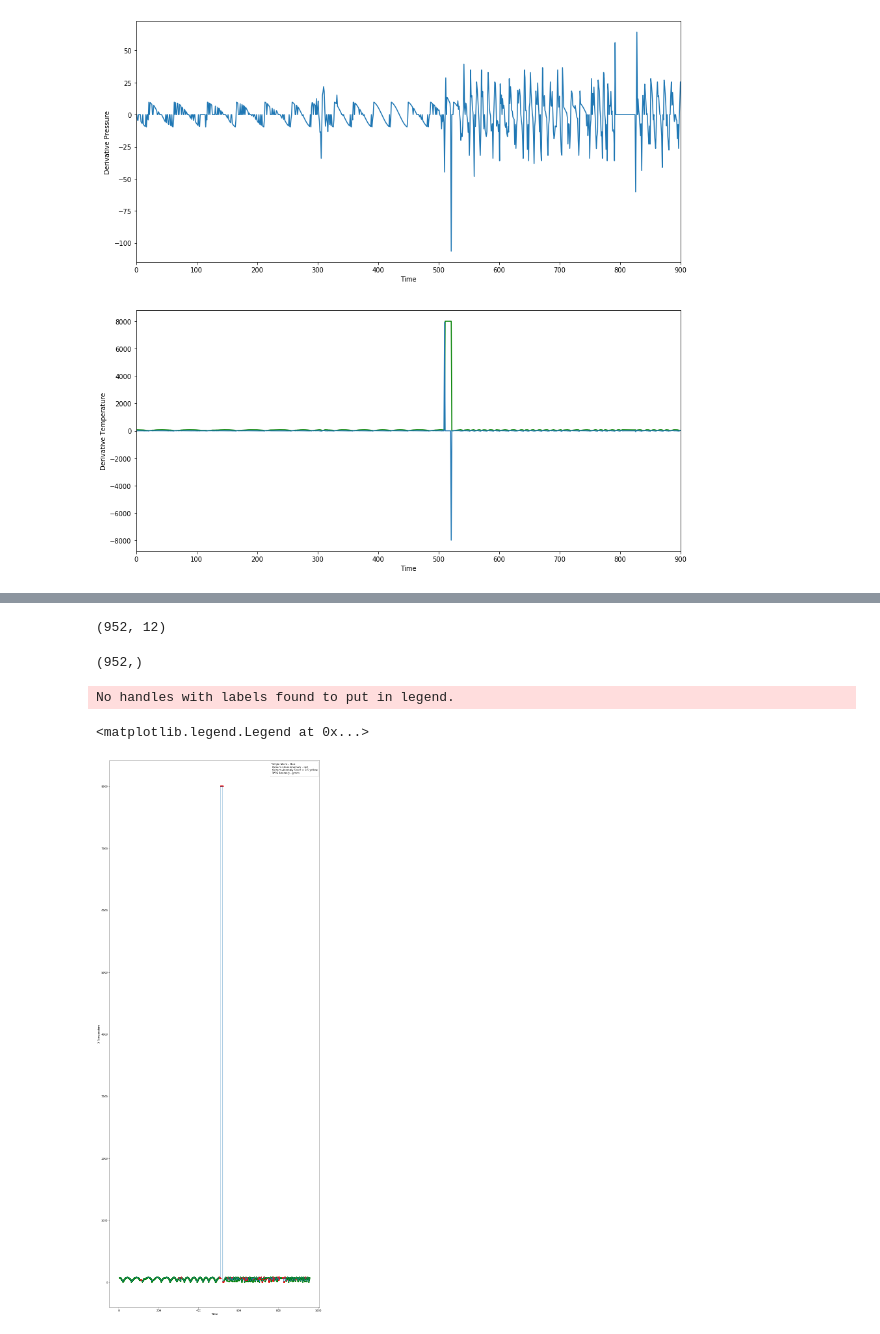
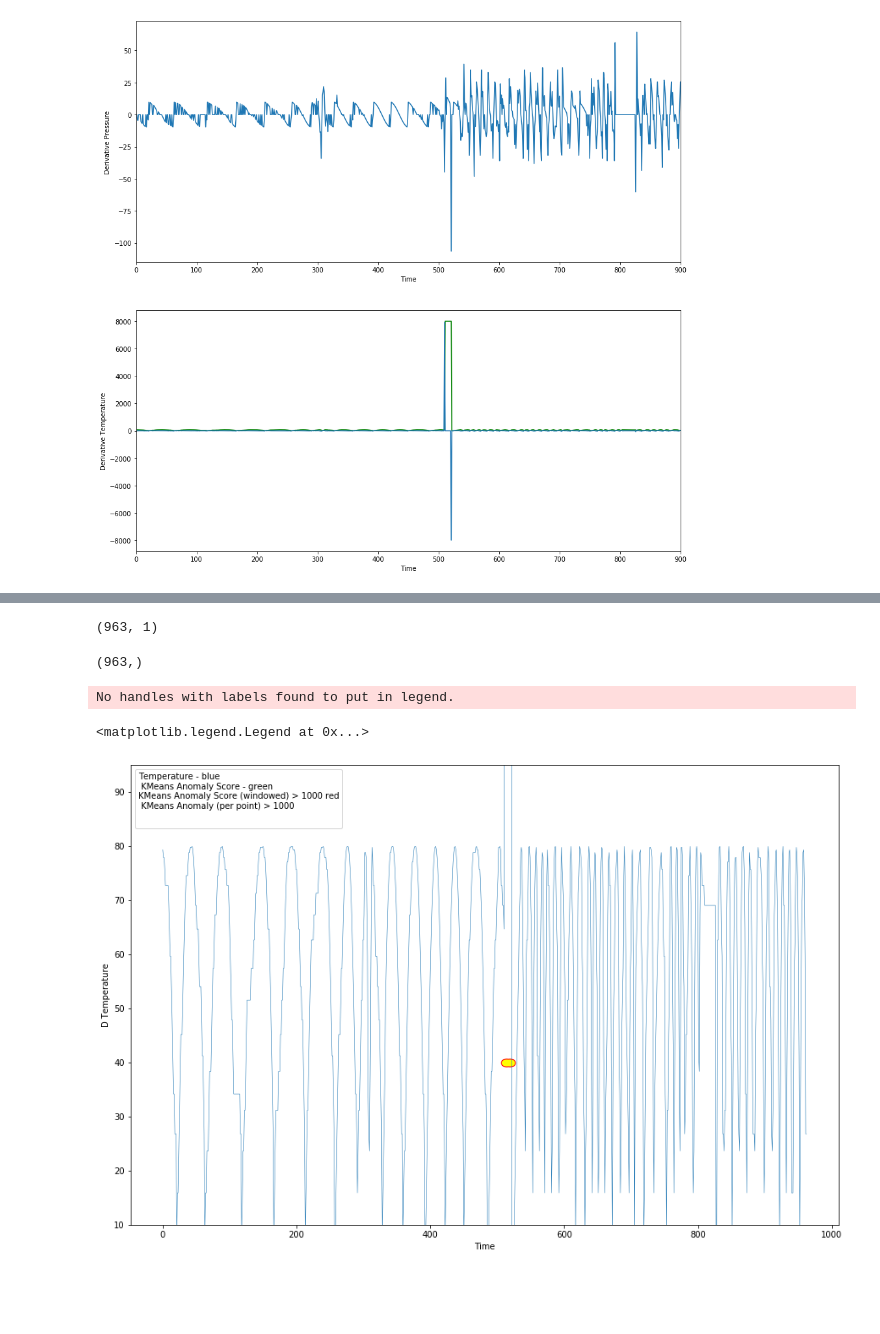
Before and after one commit to sedgewickmm18/mmfunctions, a Jupyter notebook: AnomalyFerreira-JB.ipynb, the cells around one changed output, grey strips where cells are left out. Cells and saved outputs as stored; diff of their text form; code cells hidden in the pictures; blank space fills up the shorter version.

```diff
--- a/AnomalyFerreira-JB.ipynb
+++ b/AnomalyFerreira-JB.ipynb
@@ -274,29 +315,9 @@ Text(0, 0.5, 'D Temperature')
 # %%
 # Maybe windowing makes more sense - we have slices prepared in a previous step
 # now we compare the 'shapes' of short functions
-# Window size: 12
-winsize = 12
+# Window size: 12 (overlap: winsize - 1 as default step size is 1)
+winsize = 1
 slices2 = skiutil.view_as_windows(temperature, window_shape=(winsize,))
 slices2.shape
 # %% [output]
-(952, 12)
+(963, 1)
-# %%
-from pyod.models.cblof import CBLOF
-
-cblofwin = CBLOF(n_clusters=40, n_jobs=-1)
-cblofwin.fit(slices2)
-predwin = cblofwin.predict(slices2)
-preddec = cblofwin.decision_function(slices2)
-
-# prepare scatterplot
-predwin[predwin != 0] = 1
-pred_t = predwin * temperature[winsize//2-1:temperature.size-winsize//2]
-pred_t[pred_t == 0] = 'nan'
-predwin2 = preddec
-predwin2[predwin2 < 0.5] = 0
-predwin2[predwin2 !=0] = 1
-predwin2 = temperature[winsize//2-1:temperature.size-winsize//2] * predwin2
-predwin2[predwin2 == 0] = 'nan'
-predwin2.shape
-# %% [output]
-(952,)
@@ -303,14 +339,36 @@ predwin2.shape
+# %%
+# prepare scatterplot
+pred = cblof.decision_scores_.copy()
+pred_t = cblofwin.decision_scores_.copy()
+#predwin[predwin != 0] = 1
+#pred_t = predwin * temperature[winsize//2-1:temperature.size-winsize//2]
+#pred_t[pred_t == 0] = 'nan'
+pred_t[pred_t < 1000] = 0
+
+pred_t[pred_t != 0] = 40
+pred_t[pred_t == 0] = np.nan
+
+pred[pred < 1000] = 0
+pred[pred != 0] = 40
+pred[pred == 0] = np.nan
+pred.shape
+# %% [output]
+(963,)
 # %%
-fig, ax = plt.subplots(1, 1, figsize=(15,40))
-ax.plot(temp_dt[winsize//2-1:temperature.size-winsize//2], temp_t[winsize//2-1:temperature.size-winsize//2])
-ax.scatter(temp_dt[winsize//2-1:temperature.size-winsize//2], predwin2-0.2, color='green')
-ax.scatter(temp_dt[winsize//2-1:temperature.size-winsize//2], pred_t, color = 'red')
+fig, ax = plt.subplots(1, 1, figsize=(15,10))
+ax.plot(temp_dt[winsize//2:temperature.size-winsize//2+1], temp_t[winsize//2:temperature.size-winsize//2+1], lw=0.5)
+#ax.scatter(temp_dt[winsize//2-1:temperature.size-winsize//2], predwin3-0.2, color='green')
+ax.scatter(temp_dt[winsize//2:temperature.size-winsize//2+1], pred_t, lw = 3.5, color = 'red')
+ax.scatter(temp_dt, pred, lw = 1.5, color = 'yellow')
+ax.plot(temp_dt[winsize//2:temperature.size-winsize//2+1], predwin, lw = 0.5, color='green')
 
-#ax.set_xlim(0, 18.2)
+ax.set_ylim(10, 95)
 ax.set_xlabel('Time')
 ax.set_ylabel('D Temperature')
-ax.legend(title='Temperature - blue\n KMeans slices Anomaly - red \n KMeans Anomaly Score > 0.5 yellow\n SPSS Anomaly - green')
+ax.legend(title='Temperature - blue\n KMeans Anomaly Score - green\n' +
+                'KMeans Anomaly Score (windowed) > 1000 red\n KMeans Anomaly (per point) > 1000\n',
+          loc='upper left')
 # %% [output]
 No handles with labels found to put in legend.
 <matplotlib.legend.Legend at 0x...>
-[figure, old version]
+[figure, new version]
```
Also changed, not shown: parts of 9 cells of this notebook, 1 other file.
